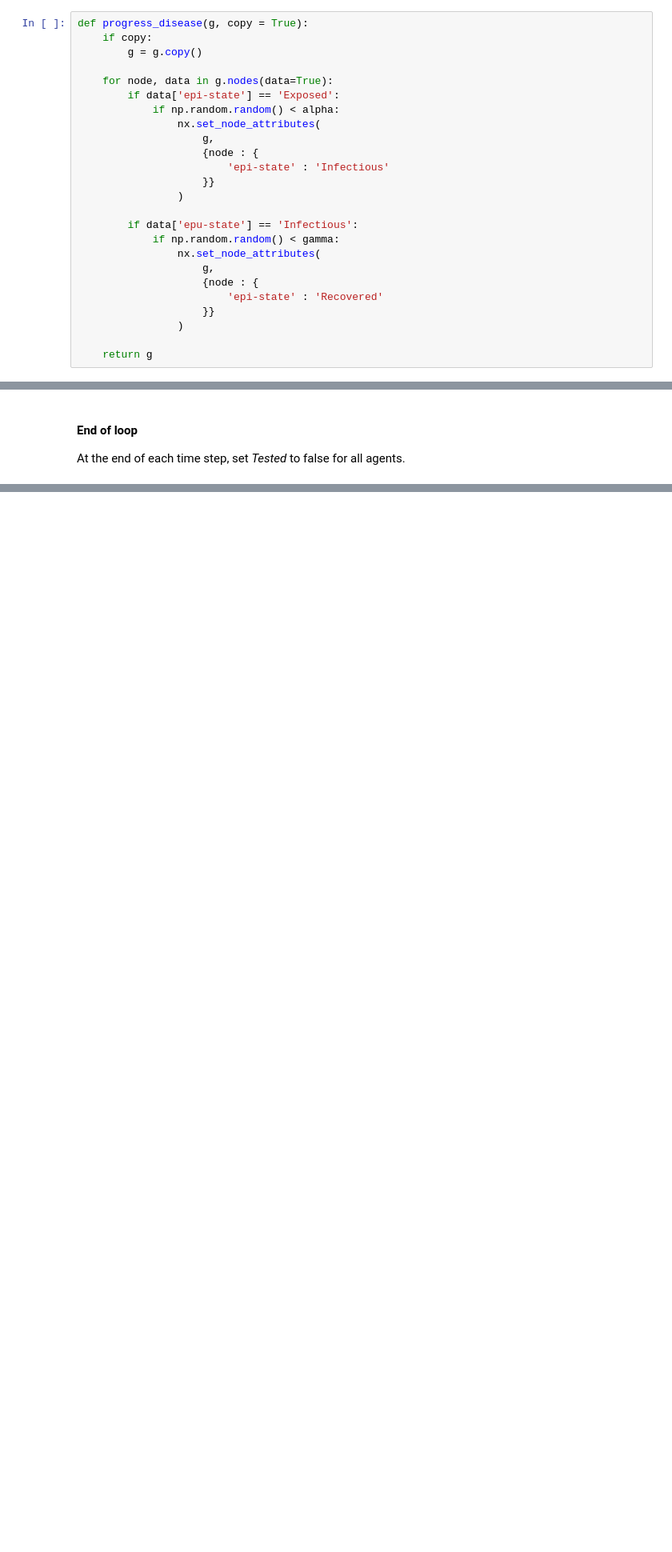
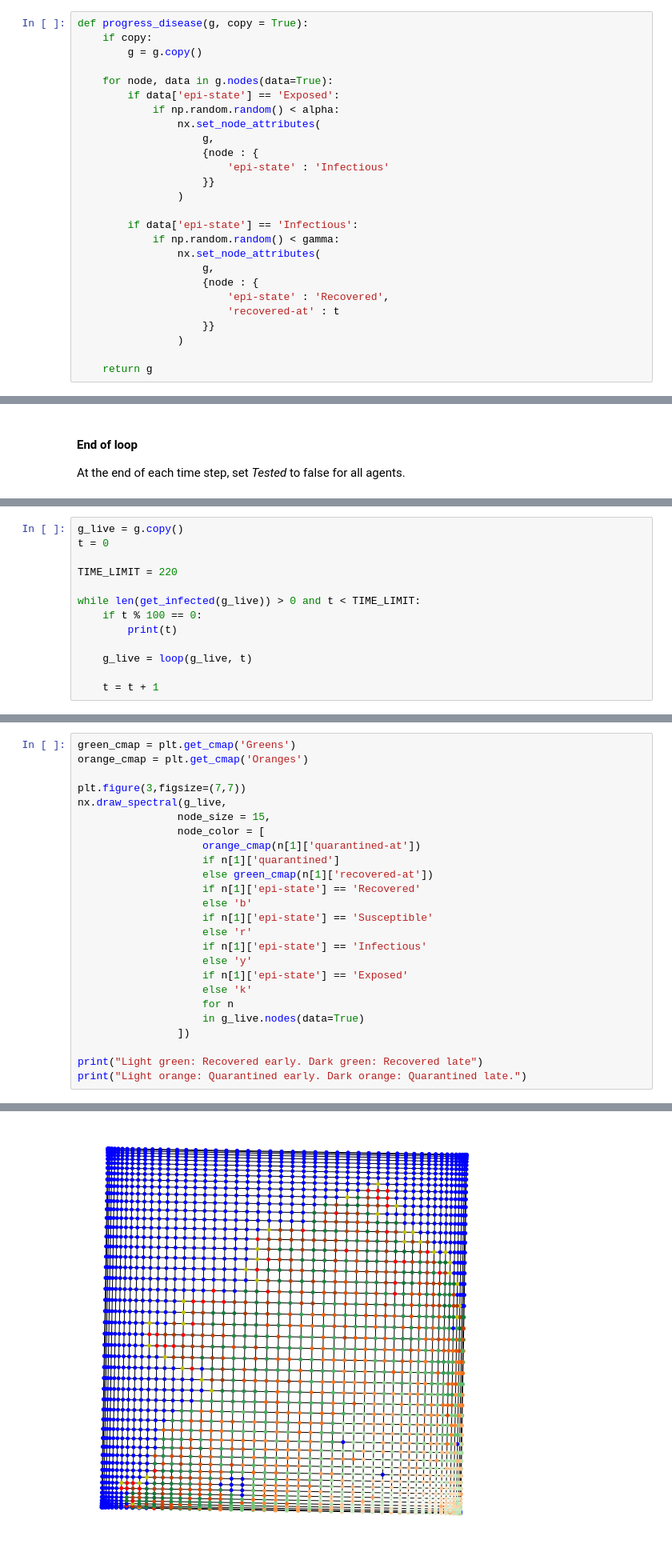
Before and after one commit to sbenthall/privacy-abm, a Jupyter notebook: contact-tracing/code/Graph-based Contact Tracing Simulation.ipynb, the cells around one changed output, grey strips where cells are left out. Shown at 80% size. Drawn from its saved outputs; the diff is of its cells as text; blank space fills up the shorter version.

```diff
--- a/contact-tracing/code/Graph-based Contact Tracing Simulation.ipynb
+++ b/contact-tracing/code/Graph-based Contact Tracing Simulation.ipynb
@@ -296,12 +315,13 @@ def progress_disease(g, copy = True):
                     }}
                 )
 
-        if data['epu-state'] == 'Infectious':
+        if data['epi-state'] == 'Infectious':
             if np.random.random() < gamma:
                 nx.set_node_attributes(
                     g,
                     {node : {
-                        'epi-state' : 'Recovered'
+                        'epi-state' : 'Recovered',
+                        'recovered-at' : t
                     }}
                 )
 
@@ -344,0 +426,13 @@ def clear_testing(g, copy=True):
+# %%
+g_live = g.copy()
+t = 0
+
+TIME_LIMIT = 220
+
+while len(get_infected(g_live)) > 0 and t < TIME_LIMIT:
+    if t % 100 == 0:
+        print(t)
+
+    g_live = loop(g_live, t)
+
+    t = t + 1
@@ -344,0 +443,26 @@ def clear_testing(g, copy=True):
+# %%
+green_cmap = plt.get_cmap('Greens')
+orange_cmap = plt.get_cmap('Oranges')
+
+plt.figure(3,figsize=(7,7))
+nx.draw_spectral(g_live,
+                node_size = 15,
+                node_color = [
+                    orange_cmap(n[1]['quarantined-at'])
+                    if n[1]['quarantined']
+                    else green_cmap(n[1]['recovered-at'])
+                    if n[1]['epi-state'] == 'Recovered'
+                    else 'b'
+                    if n[1]['epi-state'] == 'Susceptible'
+                    else 'r'
+                    if n[1]['epi-state'] == 'Infectious'
+                    else 'y'
+                    if n[1]['epi-state'] == 'Exposed'
+                    else 'k'
+                    for n
+                    in g_live.nodes(data=True)
+                ])
+
+print("Light green: Recovered early. Dark green: Recovered late")
+print("Light orange: Quarantined early. Dark orange: Quarantined late.")
+# %% [output]
@@ -344,0 +471 @@ def clear_testing(g, copy=True):
+[figure, added]
```
Also changed, not shown: parts of 14 cells of this notebook.
